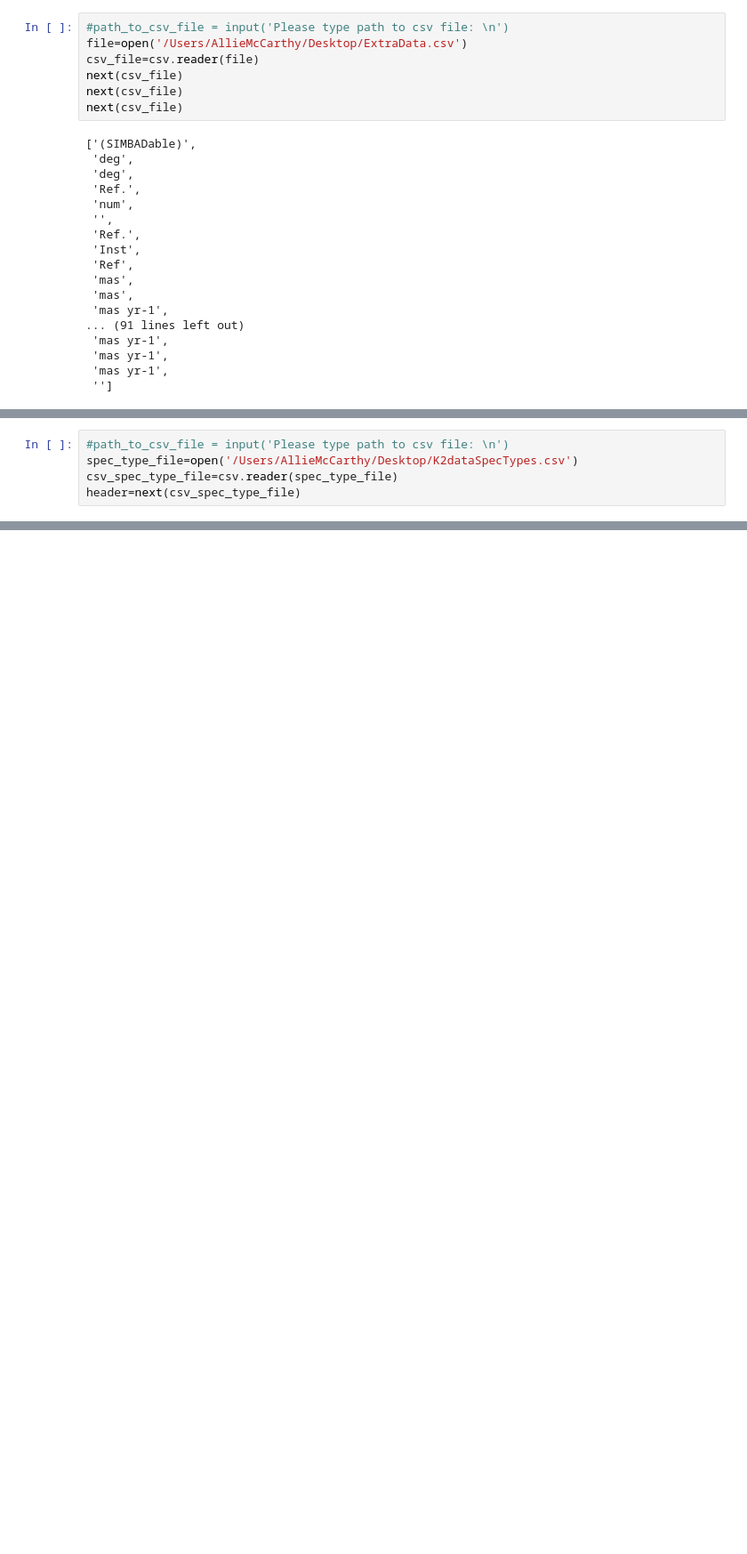
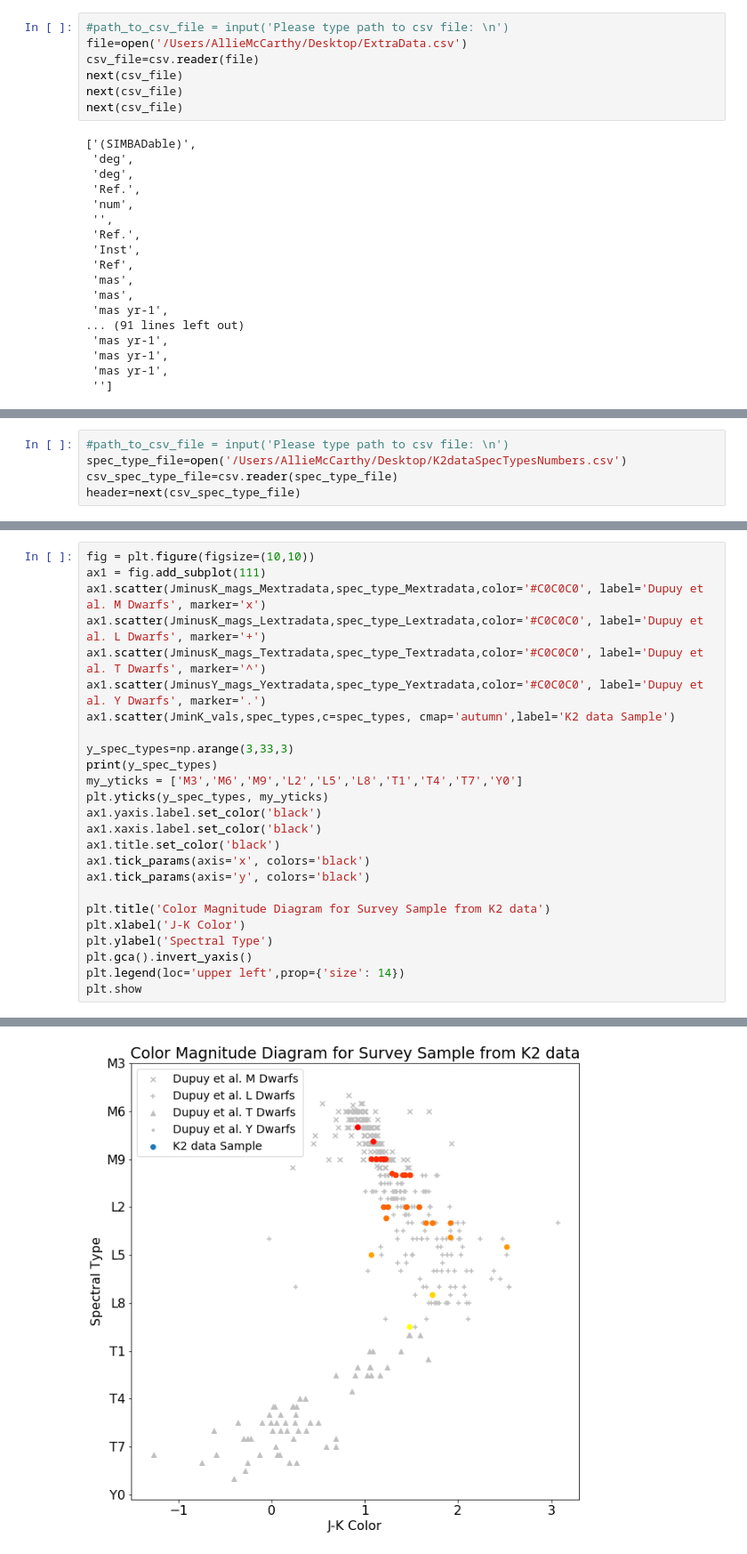
Before and after one commit to ammccarthy/BDvariabilityREU, a Jupyter notebook: K2data/CMD and Histogram.ipynb, the cells around one changed output, grey strips where cells are left out. Shown: that part at 89% size. Saved outputs shown, nothing was run; the diff lists cells and outputs as text; blank space fills up the shorter version.

```diff
--- a/K2data/CMD and Histogram.ipynb
+++ b/K2data/CMD and Histogram.ipynb
@@ -181,6 +190,6 @@ plt.show
 # %%
 #path_to_csv_file = input('Please type path to csv file: \n')
-spec_type_file=open('/Users/AllieMcCarthy/Desktop/K2dataSpecTypes.csv')
+spec_type_file=open('/Users/AllieMcCarthy/Desktop/K2dataSpecTypesNumbers.csv')
 csv_spec_type_file=csv.reader(spec_type_file)
 header=next(csv_spec_type_file)
 # %%
@@ -211,0 +215,26 @@ plt.show()
+# %%
+fig = plt.figure(figsize=(10,10))
+ax1 = fig.add_subplot(111)
+ax1.scatter(JminusK_mags_Mextradata,spec_type_Mextradata,color='#C0C0C0', label='Dupuy et al. M Dwarfs', marker='x')
+ax1.scatter(JminusK_mags_Lextradata,spec_type_Lextradata,color='#C0C0C0', label='Dupuy et al. L Dwarfs', marker='+')
+ax1.scatter(JminusK_mags_Textradata,spec_type_Textradata,color='#C0C0C0', label='Dupuy et al. T Dwarfs', marker='^')
+ax1.scatter(JminusY_mags_Yextradata,spec_type_Yextradata,color='#C0C0C0', label='Dupuy et al. Y Dwarfs', marker='.')
+ax1.scatter(JminK_vals,spec_types,c=spec_types, cmap='autumn',label='K2 data Sample')
+
+y_spec_types=np.arange(3,33,3)
+print(y_spec_types)
+my_yticks = ['M3','M6','M9','L2','L5','L8','T1','T4','T7','Y0']
+plt.yticks(y_spec_types, my_yticks)
+ax1.yaxis.label.set_color('black')
+ax1.xaxis.label.set_color('black')
+ax1.title.set_color('black')
+ax1.tick_params(axis='x', colors='black')
+ax1.tick_params(axis='y', colors='black')
+
+plt.title('Color Magnitude Diagram for Survey Sample from K2 data')
+plt.xlabel('J-K Color')
+plt.ylabel('Spectral Type')
+plt.gca().invert_yaxis()
+plt.legend(loc='upper left',prop={'size': 14})
+plt.show
+# %% [output]
@@ -212,3 +243,4 @@ plt.show()
+[figure, added]
 # %%
 import pandas
 from collections import Counter
```
Also changed, not shown: parts of 9 cells of this notebook.
